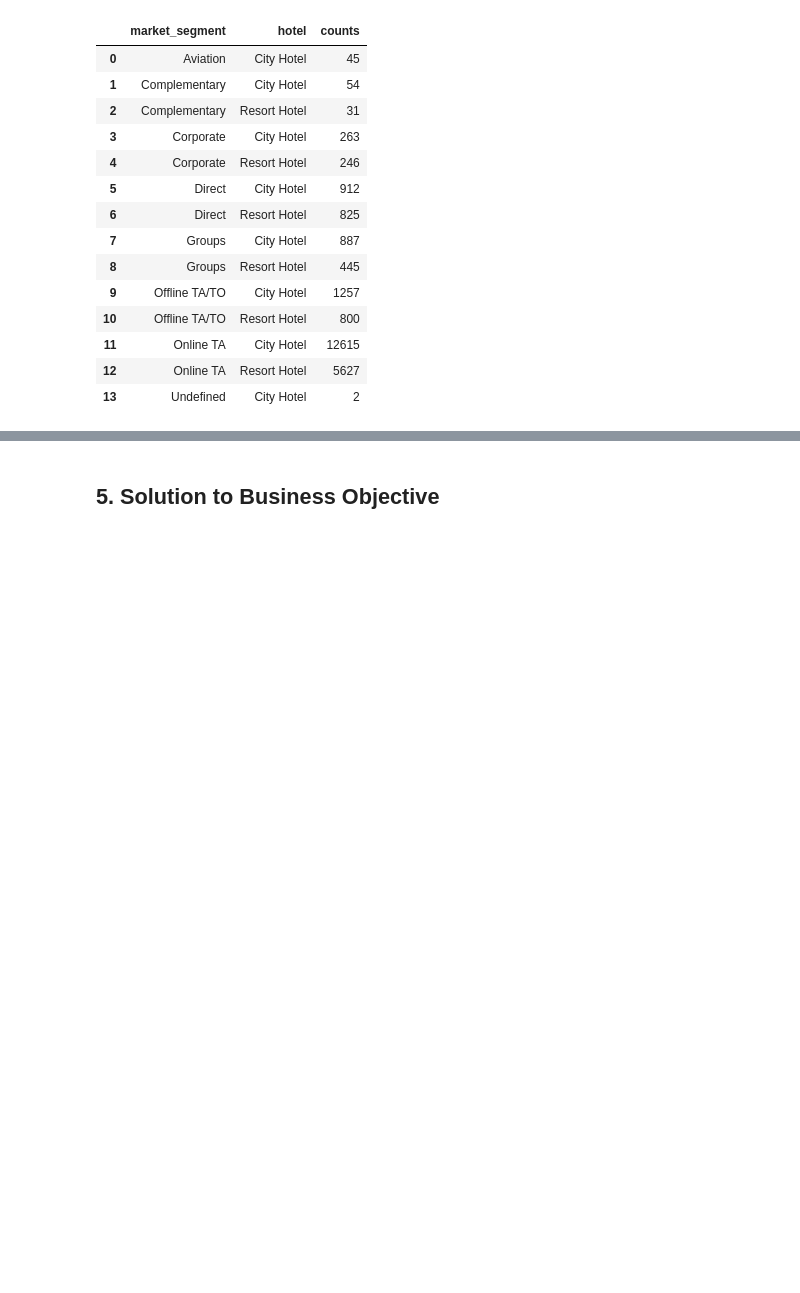
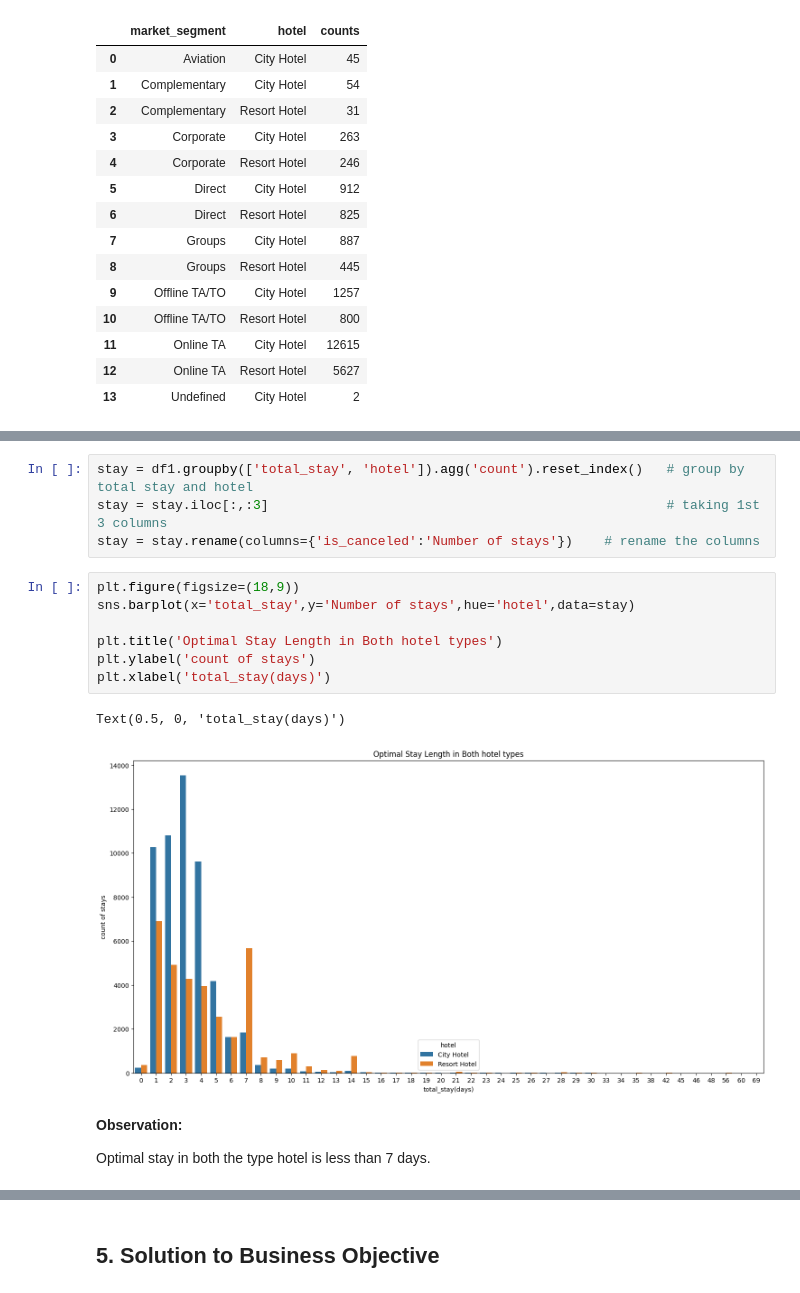
Before and after one commit to pranabrout/EDA-on-Hotel-Booking-Analysis, a Jupyter notebook: EDA_on_Hotel_Booking_Analysis_Capstone_Project_1.ipynb, the cells around one changed output, grey strips where cells are left out. Saved outputs shown, nothing was run; the diff lists cells and outputs as text; blank space fills up the shorter version.

```diff
--- a/EDA_on_Hotel_Booking_Analysis_Capstone_Project_1.ipynb
+++ b/EDA_on_Hotel_Booking_Analysis_Capstone_Project_1.ipynb
@@ -1014,0 +1093,18 @@ market_segment_df
+# %%
+stay = df1.groupby(['total_stay', 'hotel']).agg('count').reset_index()   # group by total stay and hotel
+stay = stay.iloc[:,:3]                                                   # taking 1st 3 columns
+stay = stay.rename(columns={'is_canceled':'Number of stays'})    # rename the columns
+# %%
+plt.figure(figsize=(18,9))
+sns.barplot(x='total_stay',y='Number of stays',hue='hotel',data=stay)
+
+plt.title('Optimal Stay Length in Both hotel types')
+plt.ylabel('count of stays')
+plt.xlabel('total_stay(days)')
+# %% [output]
+Text(0.5, 0, 'total_stay(days)')
+[figure, added]
+# %% [markdown]
+**Observation:**
+
+Optimal stay in both the type hotel is less than 7 days.
```
Also changed, not shown: parts of 29 cells of this notebook.
